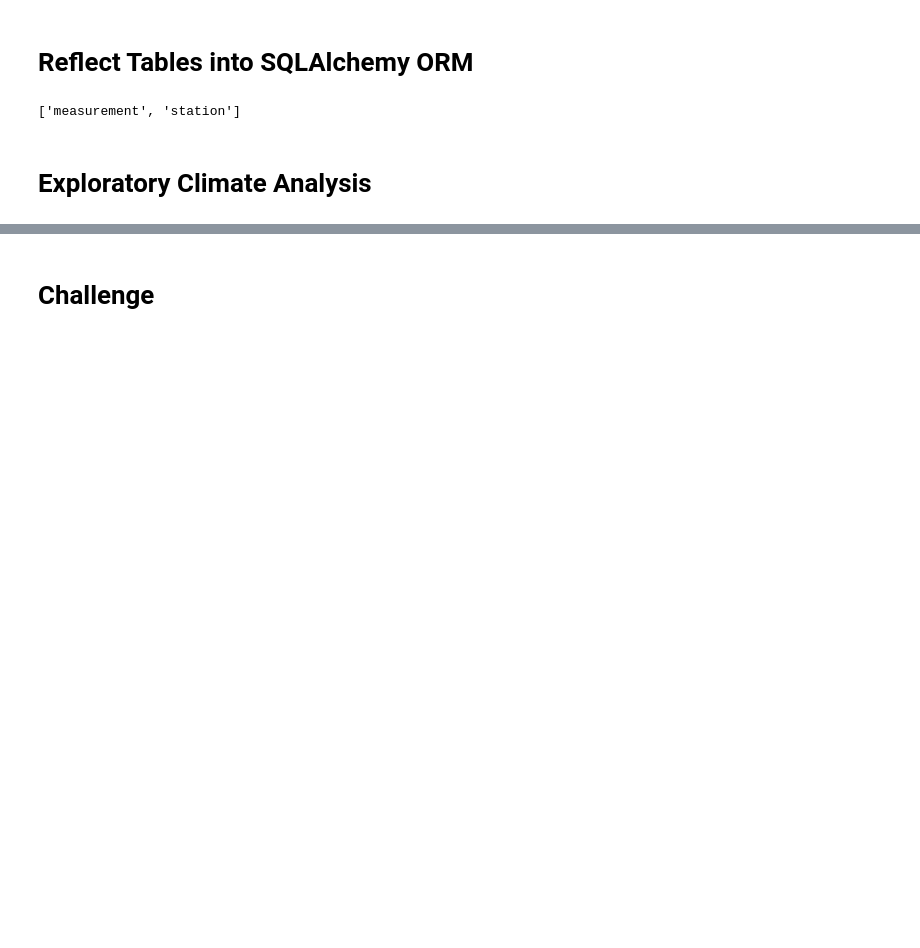
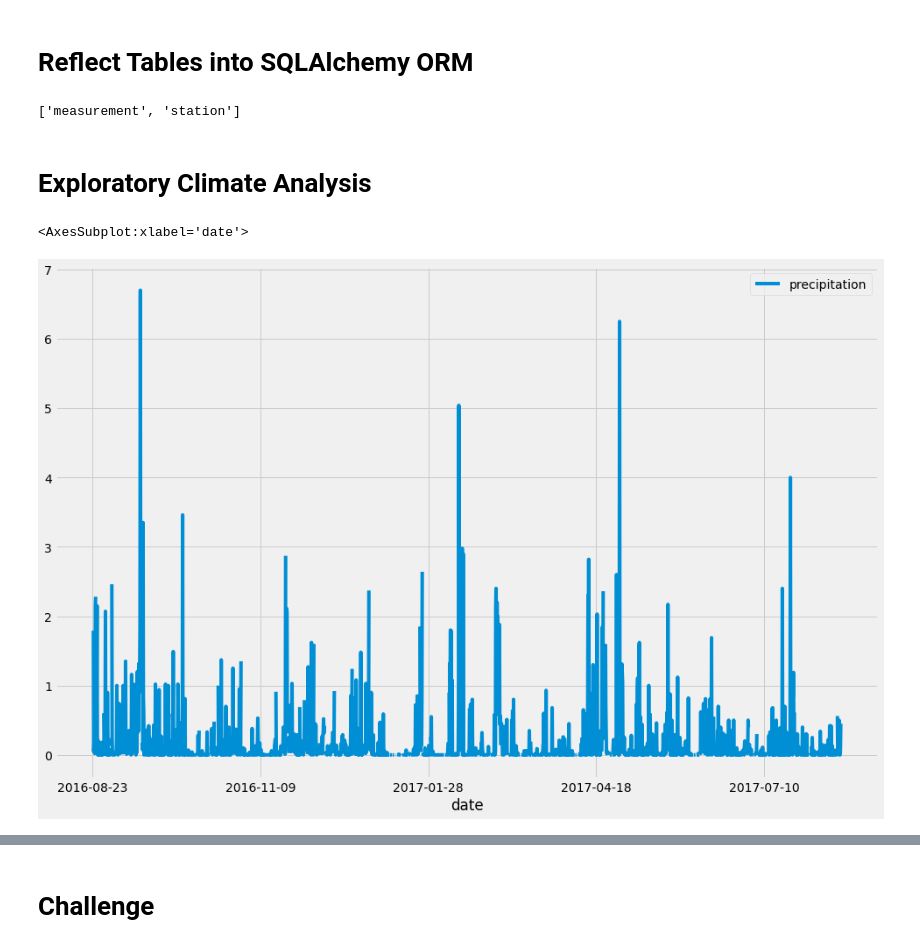
Before and after one commit to Mots94/Surfs_up, a Jupyter notebook: climate_analysis.ipynb, the cells around one changed output, grey strips where cells are left out. Drawn from its saved outputs; the diff is of its cells as text; code cells hidden in the pictures; blank space fills up the shorter version.

Commit message:
figure creation/descrip stats

```diff
--- a/climate_analysis.ipynb
+++ b/climate_analysis.ipynb
@@ -42,26 +42,30 @@ session = Session(engine)
 # %%
 # Design a query to retrieve the last 12 months of precipitation data and plot the results.
 #Starting from the last data point in the database.
 prev_year = dt.date(2017, 8, 23)
 
 # Calculate the date one year from the last date in data set.
 prev_year = dt.date(2017, 8, 23) - dt.timedelta(days=365)
 
 # Perform a query to retrieve the data and precipitation scores
 results = []
 
 results = session.query(Measurement.date, Measurement.prcp).filter(Measurement.date >= prev_year).all()
 
 # Save the query results as a Pandas DataFrame and set the index to the date column
 df = pd.DataFrame(results, columns=['date', 'precipitation'])
 
 df.set_index(df['date'], inplace=True)
 
-print(df.to_string(index=False))
+# Sort the dataframe by date
+df = df.sort_index()
 
-# Sort the dataframe by date
-
+# print(df.to_string(index=False))
 
 # Use Pandas Plotting with Matplotlib to plot the data
+df.plot(figsize=(15, 10))
+# %% [output]
+<AxesSubplot:xlabel='date'>
+[figure, added]
 # %%
 # Use Pandas to calcualte the summary statistics for the precipitation data
```
Also changed, not shown: parts of 1 cell of this notebook.
